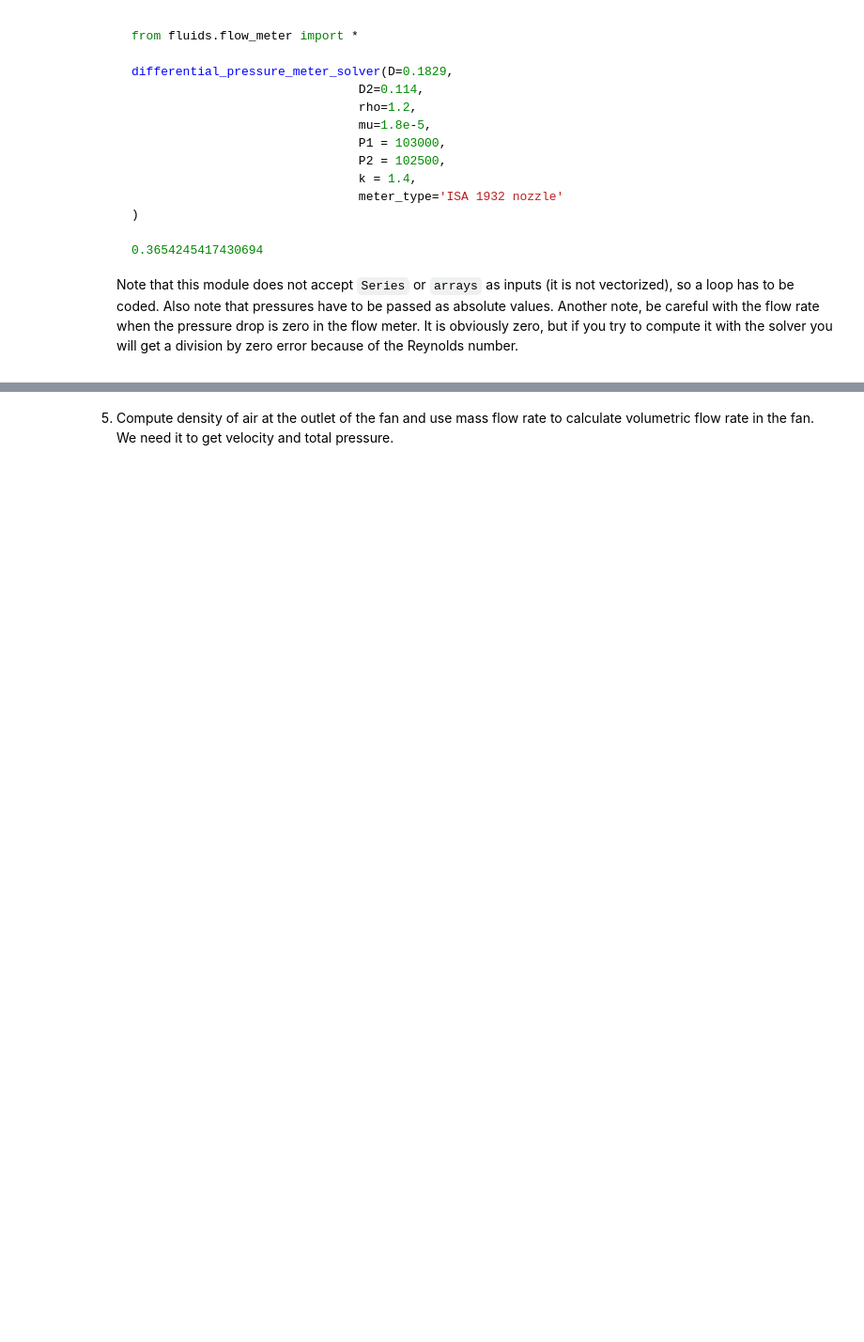
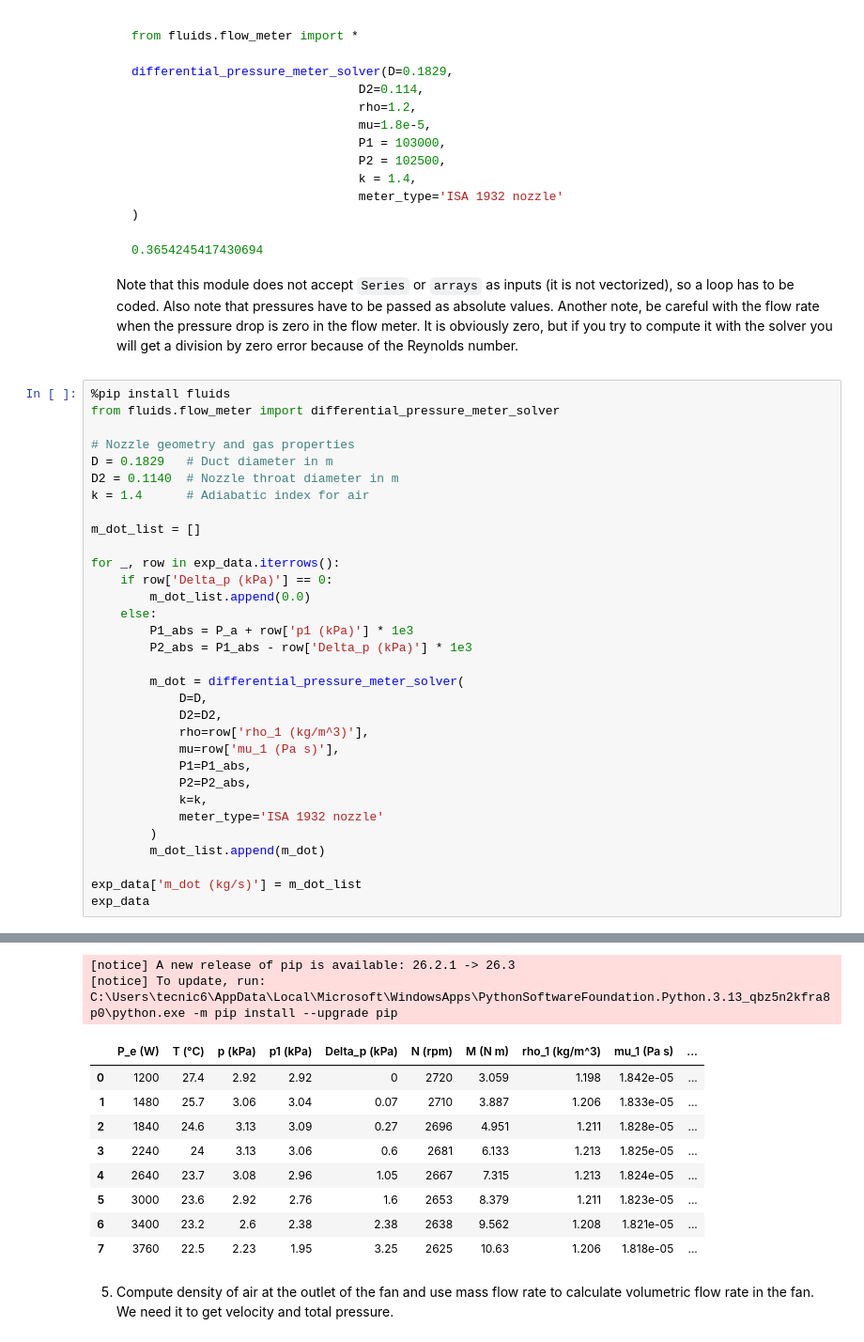
Before and after one commit to UPC-Carreta/AdvancedFluidDynamicDesign-AxialFan_Guillem, a Jupyter notebook: 3_Experimental/E1_measurement_of_magnitudes - Guillem.ipynb, the cells around one changed output, grey strips where cells are left out. Shown at 94% size. Drawn from its saved outputs; the diff is of its cells as text; blank space fills up the shorter version.

````diff
--- a/3_Experimental/E1_measurement_of_magnitudes - Guillem.ipynb
+++ b/3_Experimental/E1_measurement_of_magnitudes - Guillem.ipynb
@@ -149,3 +211,36 @@ python package
     ```
 
     Note that this module does not accept `Series` or `arrays` as inputs (it is not vectorized), so a loop has to be coded. Also note that pressures have to be passed as absolute values. Another note, be careful with the flow rate when the pressure drop is zero in the flow meter. It is obviously zero, but if you try to compute it with the solver you will get a division by zero error because of the Reynolds number.
+# %%
+%pip install fluids
+from fluids.flow_meter import differential_pressure_meter_solver
+
+# Nozzle geometry and gas properties
+D = 0.1829   # Duct diameter in m
+D2 = 0.1140  # Nozzle throat diameter in m
+k = 1.4      # Adiabatic index for air
+
+m_dot_list = []
+
+for _, row in exp_data.iterrows():
+    if row['Delta_p (kPa)'] == 0:
+        m_dot_list.append(0.0)
+    else:
+        P1_abs = P_a + row['p1 (kPa)'] * 1e3
+        P2_abs = P1_abs - row['Delta_p (kPa)'] * 1e3
+
+        m_dot = differential_pressure_meter_solver(
+            D=D,
+            D2=D2,
+            rho=row['rho_1 (kg/m^3)'],
+            mu=row['mu_1 (Pa s)'],
+            P1=P1_abs,
+            P2=P2_abs,
+            k=k,
+            meter_type='ISA 1932 nozzle'
+        )
+        m_dot_list.append(m_dot)
+
+exp_data['m_dot (kg/s)'] = m_dot_list
+exp_data
+# %% [output]
@@ -152,3 +252,14 @@ python package
+[notice] A new release of pip is available: 26.2.1 -> 26.3
+[notice] To update, run: C:\Users\tecnic6\AppData\Local\Microsoft\WindowsApps\PythonSoftwareFoundation.Python.3.13_qbz5n2kfra8p0\python.exe -m pip install --upgrade pip
+|  | P_e (W) | T (°C) | p (kPa) | p1 (kPa) | Delta_p (kPa) | N (rpm) | M (N m) | rho_1 (kg/m^3) | mu_1 (Pa s) | ... |
+| 0 | 1200 | 27.4 | 2.92 | 2.92 | 0 | 2720 | 3.059 | 1.198 | 1.842e-05 | ... |
+| 1 | 1480 | 25.7 | 3.06 | 3.04 | 0.07 | 2710 | 3.887 | 1.206 | 1.833e-05 | ... |
+| 2 | 1840 | 24.6 | 3.13 | 3.09 | 0.27 | 2696 | 4.951 | 1.211 | 1.828e-05 | ... |
+| 3 | 2240 | 24 | 3.13 | 3.06 | 0.6 | 2681 | 6.133 | 1.213 | 1.825e-05 | ... |
+| 4 | 2640 | 23.7 | 3.08 | 2.96 | 1.05 | 2667 | 7.315 | 1.213 | 1.824e-05 | ... |
+| 5 | 3000 | 23.6 | 2.92 | 2.76 | 1.6 | 2653 | 8.379 | 1.211 | 1.823e-05 | ... |
+| 6 | 3400 | 23.2 | 2.6 | 2.38 | 2.38 | 2638 | 9.562 | 1.208 | 1.821e-05 | ... |
+| 7 | 3760 | 22.5 | 2.23 | 1.95 | 3.25 | 2625 | 10.63 | 1.206 | 1.818e-05 | ... |
 # %% [markdown]
 5. Compute density of air at the outlet of the fan and use mass flow rate to calculate volumetric flow rate in the fan. We need it to get velocity
    and total pressure.
````
Also changed, not shown: parts of 12 cells of this notebook, 3 other files.
